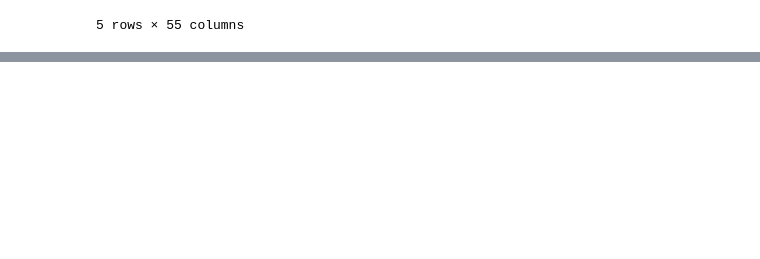
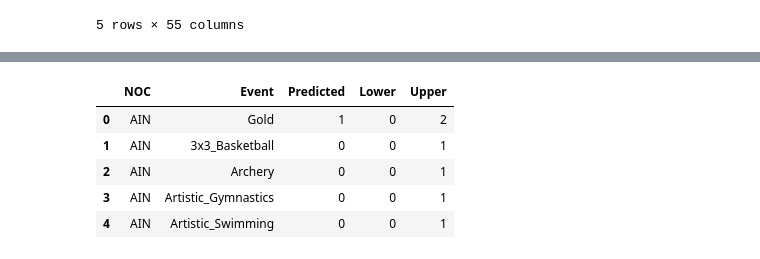
Before and after one commit to TietiTage/mei_sai_, a Jupyter notebook: 美赛.ipynb, the cells around one changed output, grey strips where cells are left out. Cells and saved outputs as stored; diff of their text form; code cells hidden in the pictures; blank space fills up the shorter version.

```diff
--- a/美赛.ipynb
+++ b/美赛.ipynb
@@ -622,8 +622,6 @@ import pandas as pd
 file_path_original = '2025_Problem_C_Data_cleaned/olympic_medal_analysis.csv'
 file_path_new = '2025_Problem_C_Data_cleaned/cleaned_medal_data.csv'
 
-data = pd.read_csv(file_path_original)
-new_data = pd.read_csv(file_path_new)
 data = pd.read_csv(file_path_original)
 new_data = pd.read_csv(file_path_new)
 
@@ -763,5 +761,34 @@ bronze_data.head()
 # gold_validation_results = rolling_window_validation(gold_data, 'Gold')
 # silver_validation_results = rolling_window_validation(silver_data, 'Silver')
 # bronze_validation_results = rolling_window_validation(bronze_data, 'Bronze')
+# %%
+
+import matplotlib.pyplot as plt
+from sklearn.ensemble import GradientBoostingRegressor
+from sklearn.metrics import mean_squared_error, r2_score
+from sklearn.model_selection import GridSearchCV
+from sklearn.model_selection import TimeSeriesSplit
+import scipy.stats as stats
+
+
+def optimized_complete_years(data, start_year=1992, end_year=2024):
+    """
+    Optimized version of the function to handle the 'Is_Host' column, without filling missing years.
+
+    Parameters:
+        data (pd.DataFrame): Input data with columns 'NOC', 'Year', and other metrics.
+        start_year (int): Starting year for the Olympics.
+        end_year (int): Ending year for the Olympics.
+
+    Returns:
+        pd.DataFrame: Data with the 'Is_Host' column properly handled.
+    """
+    # Ensure Is_Host is appropriately handled (default to 0 for missing years)
+    if 'Is_Host' in data.columns:
+        data['Is_Host'] = data['Is_Host'].fillna(0).astype(int)
+    else:
+        data['Is_Host'] = 0
+
+    return data
 # %%
 import pandas as pd
@@ -1016 +979,3 @@ bronze_data.head()
 5 rows × 55 columns
+# %%
+gold_predictions = predict_2028(gold_data)
@@ -1016,0 +984,9 @@ bronze_data.head()
+# %%
+gold_predictions.head()
+# %% [output]
+|  | NOC | Event | Predicted | Lower | Upper |
+| 0 | AIN | Gold | 1 | 0 | 2 |
+| 1 | AIN | 3x3_Basketball | 0 | 0 | 1 |
+| 2 | AIN | Archery | 0 | 0 | 1 |
+| 3 | AIN | Artistic_Gymnastics | 0 | 0 | 1 |
+| 4 | AIN | Artistic_Swimming | 0 | 0 | 1 |
```
Also changed, not shown: parts of 6 cells of this notebook, 6 other files.
